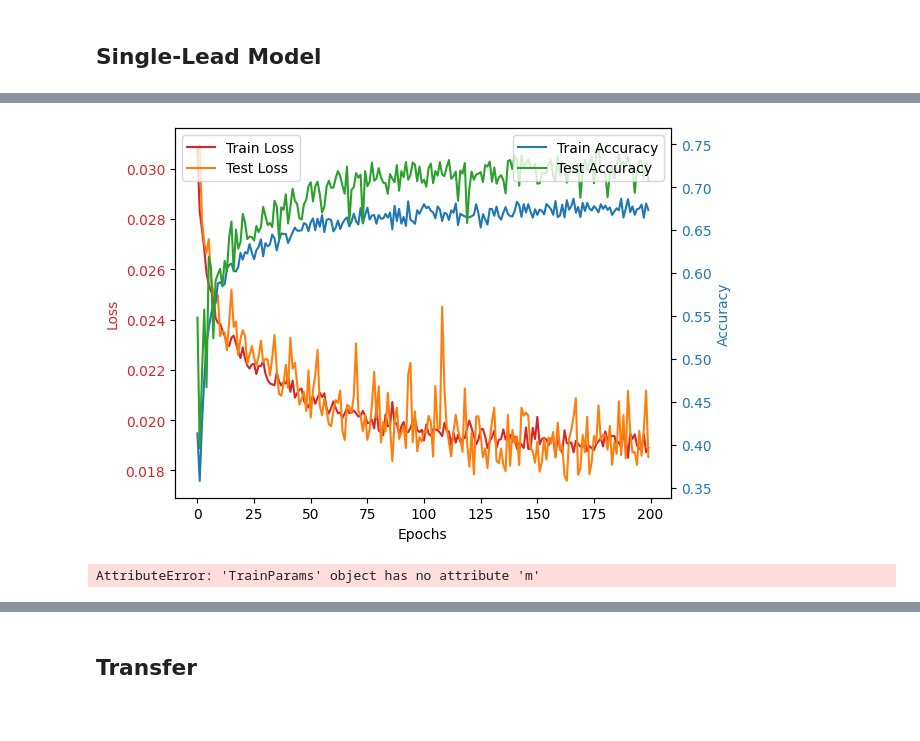
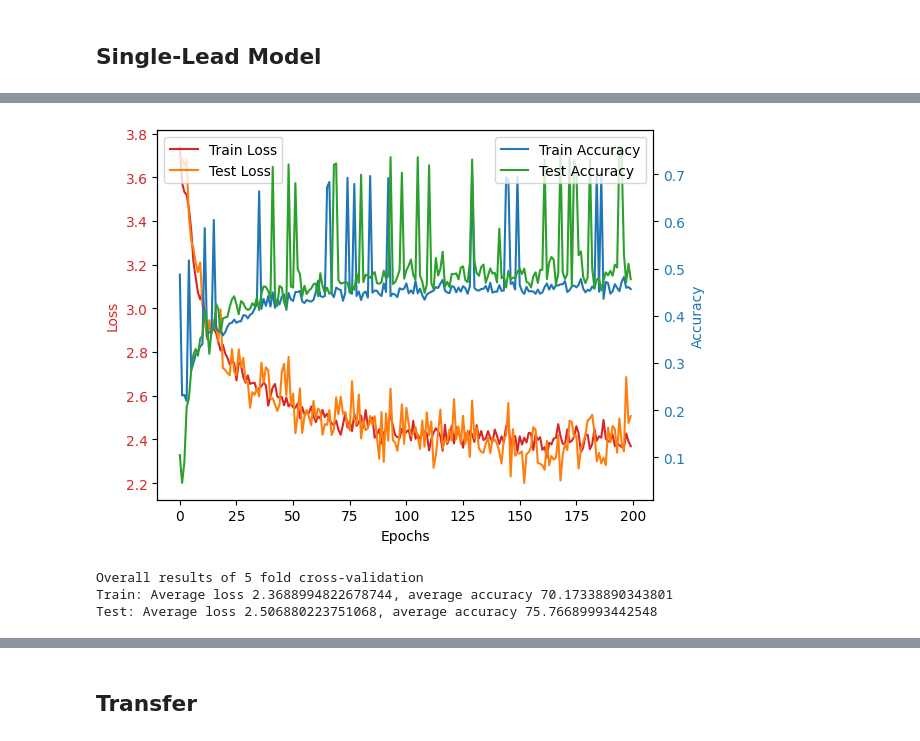
Before and after one commit to MattyAB/ecg_transfer, a Jupyter notebook: ecg.ipynb, the cells around one changed output, grey strips where cells are left out. Cells and saved outputs as stored; diff of their text form; code cells hidden in the pictures.

```diff
--- a/ecg.ipynb
+++ b/ecg.ipynb
@@ -45,5 +31,7 @@ plotwave(data[5][0][0])
 # %%
 data_1lead = import_afc_data()
+
+data_1lead = [x for x in data_1lead if x[1] != '~']
 
 labelmap = {x:i for i,x in enumerate(list(set([x[1] for x in data_1lead])))}
 
@@ -91,7 +79,7 @@ trainparams.labelmap = labelmap
 trainparams.lr = 0.002
 trainparams.n_epochs = 200
 
-history = train_kfold_model(dataset_1lead, trainparams, test=True)
+history, confusion_list = train_kfold_model(dataset_1lead, trainparams, test=True)
 
 plot_tt_graph(history, idx=0)
 display_results(history,trainparams=trainparams)
@@ -116,2 +104,4 @@ Epoch:200/200 AVG Training Loss:0.01890 AVG Test Loss:0.01853 AVG Training Acc 6
-[figure, old version]
+[figure, new version]
-AttributeError: 'TrainParams' object has no attribute 'm'
+Overall results of 5 fold cross-validation
+Train: Average loss 2.3688994822678744, average accuracy 70.17338890343801
+Test: Average loss 2.506880223751068, average accuracy 75.76689993442548
```
Also changed, not shown: parts of 7 cells of this notebook, 3 other files.
